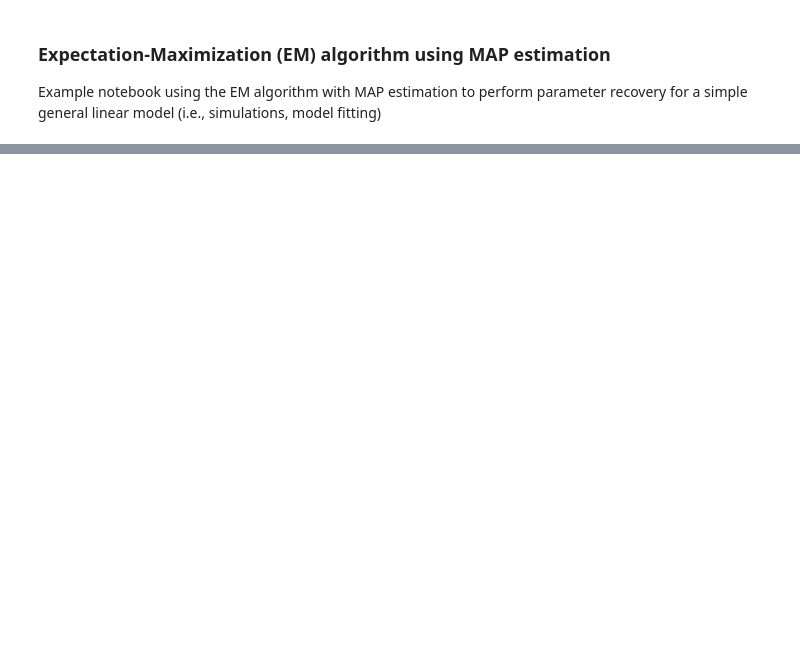
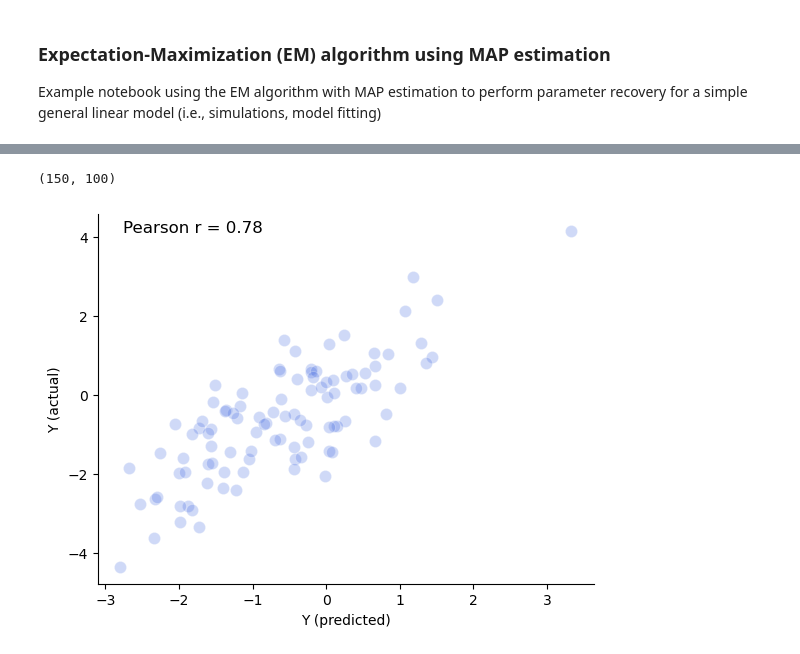
Before and after one commit to shawnrhoads/pyEM, a Jupyter notebook: examples/GLM.ipynb, the cells around one changed output, grey strips where cells are left out. Drawn from its saved outputs; the diff is of its cells as text; code cells hidden in the pictures; blank space fills up the shorter version.

```diff
--- a/examples/GLM.ipynb
+++ b/examples/GLM.ipynb
@@ -127,0 +131,10 @@ for param_idx, param_label in enumerate(param_names):
+# %%
+modout[modelID]['fit']['predicted_y'].shape
+# %% [output]
+(150, 100)
+# %%
+# plot y-predicted vs y-actual
+plotting.plot_scatter(modout[modelID]['fit']['predicted_y'][subject_test,:], 'Y (predicted)',
+                      Y[subject_test], 'Y (actual)')
+# %% [output]
+[figure, added]
```
Also changed, not shown: parts of 4 cells of this notebook.
